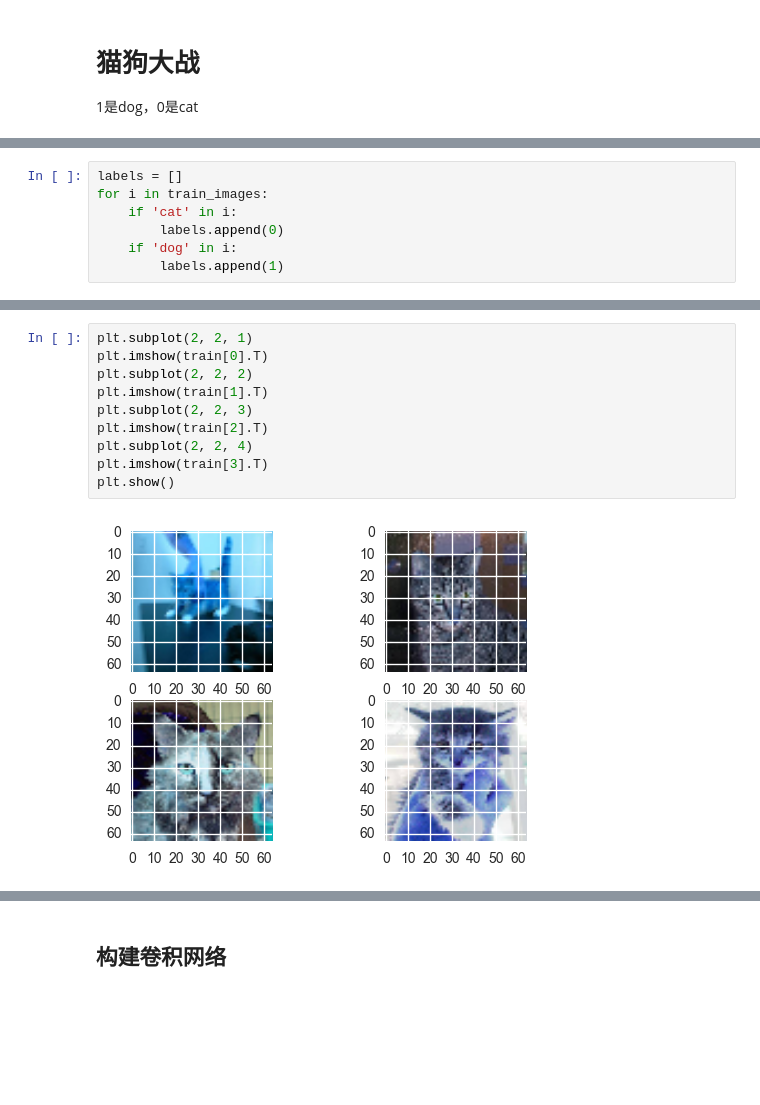
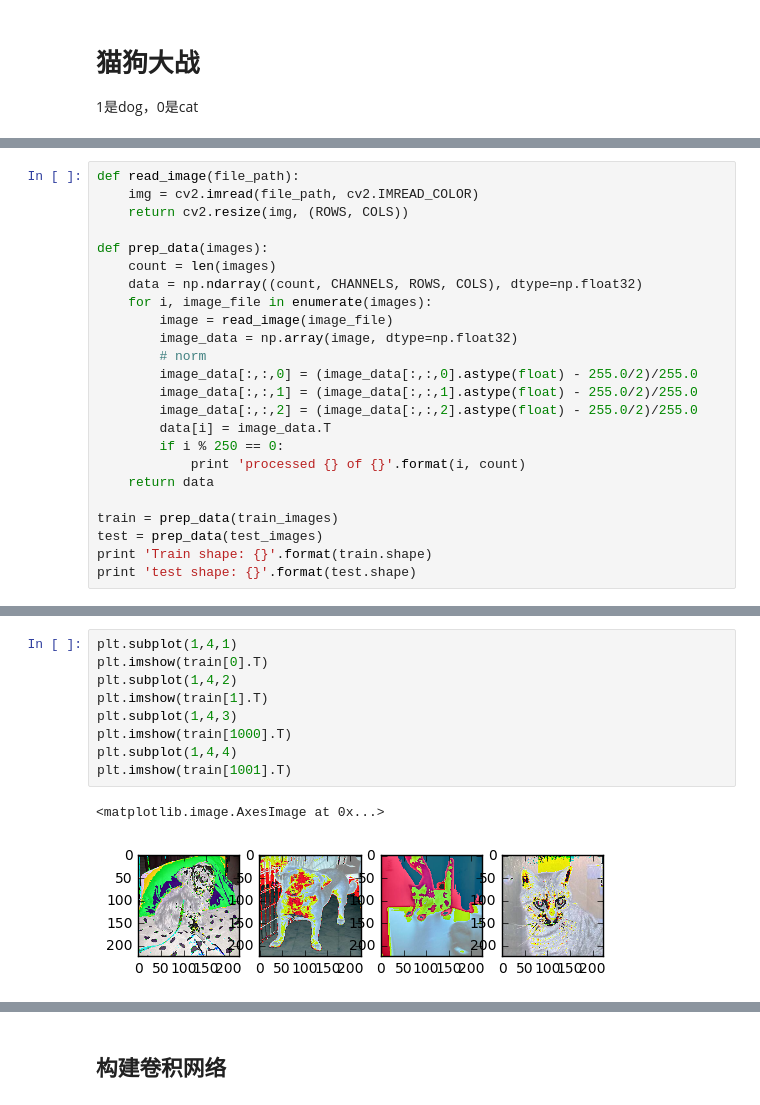
Before and after one commit to CodingHHW/project, a Jupyter notebook: 猫狗大战/cat_dog.ipynb, the cells around one changed output, grey strips where cells are left out. Cells and saved outputs as stored; diff of their text form; blank space fills up the shorter version.

Commit message:
cat_dog
norm the pic

```diff
--- a/猫狗大战/cat_dog.ipynb
+++ b/猫狗大战/cat_dog.ipynb
@@ -100,7 +40,0 @@ print train[0][0]
-# %%
-labels = []
-for i in train_images:
-    if 'cat' in i:
-        labels.append(0)
-    if 'dog' in i:
-        labels.append(1)
@@ -112,0 +41,24 @@ num of cat 12500
+# %%
+def read_image(file_path):
+    img = cv2.imread(file_path, cv2.IMREAD_COLOR)
+    return cv2.resize(img, (ROWS, COLS))
+
+def prep_data(images):
+    count = len(images)
+    data = np.ndarray((count, CHANNELS, ROWS, COLS), dtype=np.float32)
+    for i, image_file in enumerate(images):
+        image = read_image(image_file)
+        image_data = np.array(image, dtype=np.float32)
+        # norm
+        image_data[:,:,0] = (image_data[:,:,0].astype(float) - 255.0/2)/255.0
+        image_data[:,:,1] = (image_data[:,:,1].astype(float) - 255.0/2)/255.0
+        image_data[:,:,2] = (image_data[:,:,2].astype(float) - 255.0/2)/255.0
+        data[i] = image_data.T
+        if i % 250 == 0:
+            print 'processed {} of {}'.format(i, count)
+    return data
+
+train = prep_data(train_images)
+test = prep_data(test_images)
+print 'Train shape: {}'.format(train.shape)
+print 'test shape: {}'.format(test.shape)
@@ -113,12 +77,12 @@ num of cat 12500
 # %%
-plt.subplot(2, 2, 1)
+plt.subplot(1,4,1)
 plt.imshow(train[0].T)
-plt.subplot(2, 2, 2)
+plt.subplot(1,4,2)
 plt.imshow(train[1].T)
-plt.subplot(2, 2, 3)
-plt.imshow(train[2].T)
-plt.subplot(2, 2, 4)
-plt.imshow(train[3].T)
-plt.show()
+plt.subplot(1,4,3)
+plt.imshow(train[1000].T)
+plt.subplot(1,4,4)
+plt.imshow(train[1001].T)
 # %% [output]
+<matplotlib.image.AxesImage at 0x...>
-[figure, old version]
+[figure, new version]
```
Also changed, not shown: parts of 18 cells of this notebook, 3 other files.
